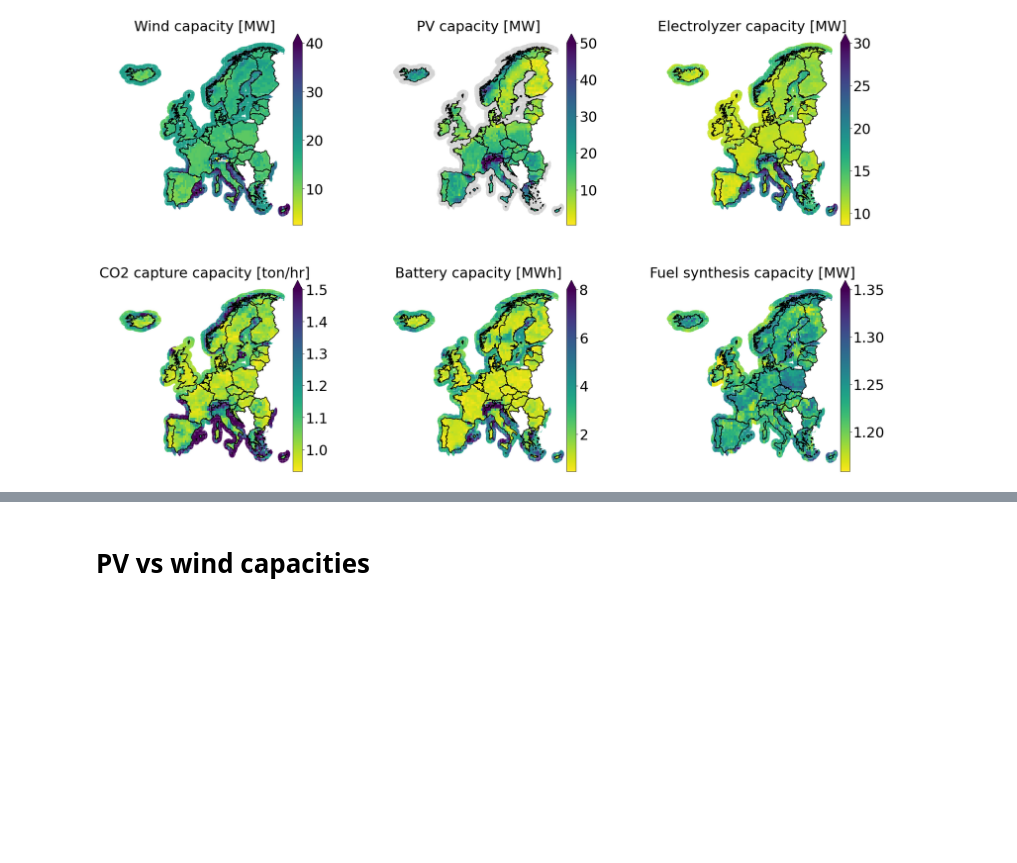
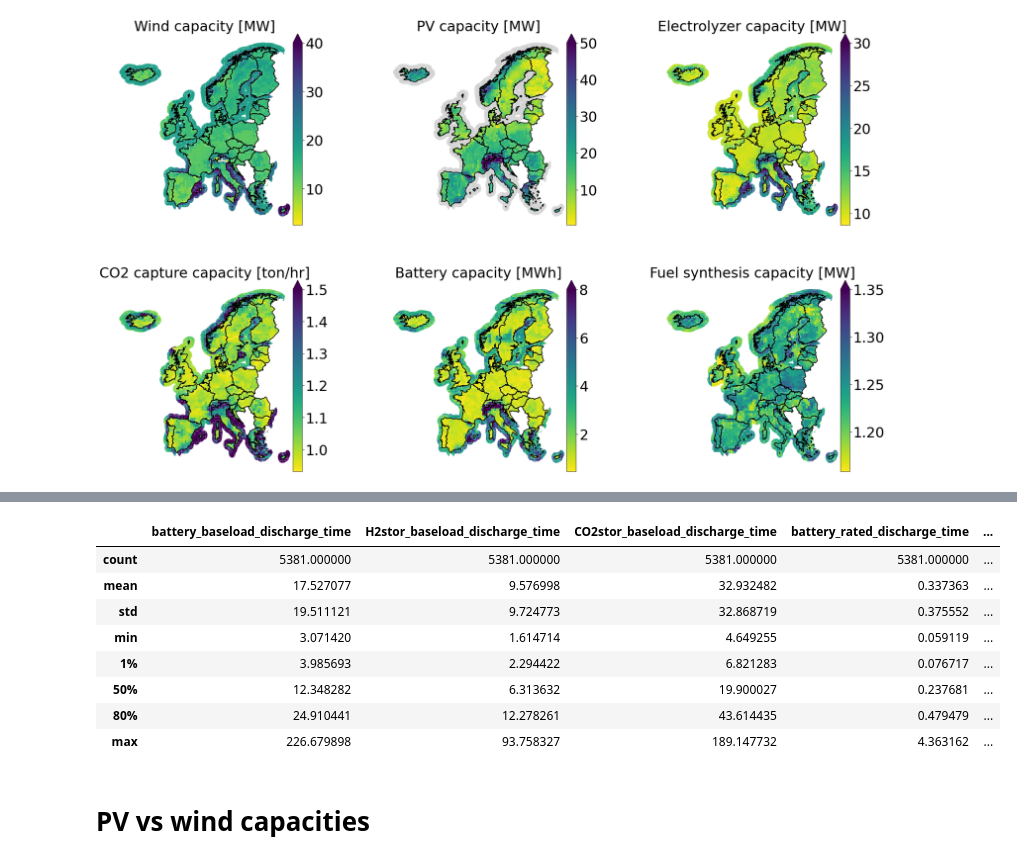
Before and after one commit to kwdseymour/EuroSAFs, a Jupyter notebook: scripts/analysis/SI_figures.ipynb, the cells around one changed output, grey strips where cells are left out. Drawn from its saved outputs; the diff is of its cells as text; code cells hidden in the pictures; blank space fills up the shorter version.

```diff
--- a/scripts/analysis/SI_figures.ipynb
+++ b/scripts/analysis/SI_figures.ipynb
@@ -93,3 +156,22 @@ plt.savefig('../../gfx/component_capacities.png',dpi=400)
+# %%
+data[[
+'battery_baseload_discharge_time',
+'H2stor_baseload_discharge_time',
+'CO2stor_baseload_discharge_time',
+'battery_rated_discharge_time',
+'H2stor_rated_discharge_time',
+'CO2stor_rated_discharge_time',
+]].describe(percentiles=[0.01, 0.5, 0.8])
+# %% [output]
+|  | battery_baseload_discharge_time | H2stor_baseload_discharge_time | CO2stor_baseload_discharge_time | battery_rated_discharge_time | ... |
+| count | 5381.000000 | 5381.000000 | 5381.000000 | 5381.000000 | ... |
+| mean | 17.527077 | 9.576998 | 32.932482 | 0.337363 | ... |
+| std | 19.511121 | 9.724773 | 32.868719 | 0.375552 | ... |
+| min | 3.071420 | 1.614714 | 4.649255 | 0.059119 | ... |
+| 1% | 3.985693 | 2.294422 | 6.821283 | 0.076717 | ... |
+| 50% | 12.348282 | 6.313632 | 19.900027 | 0.237681 | ... |
+| 80% | 24.910441 | 12.278261 | 43.614435 | 0.479479 | ... |
+| max | 226.679898 | 93.758327 | 189.147732 | 4.363162 | ... |
 # %% [markdown]
 # PV vs wind capacities
 # %%
```
Also changed, not shown: parts of 5 cells of this notebook, 2 other files.
